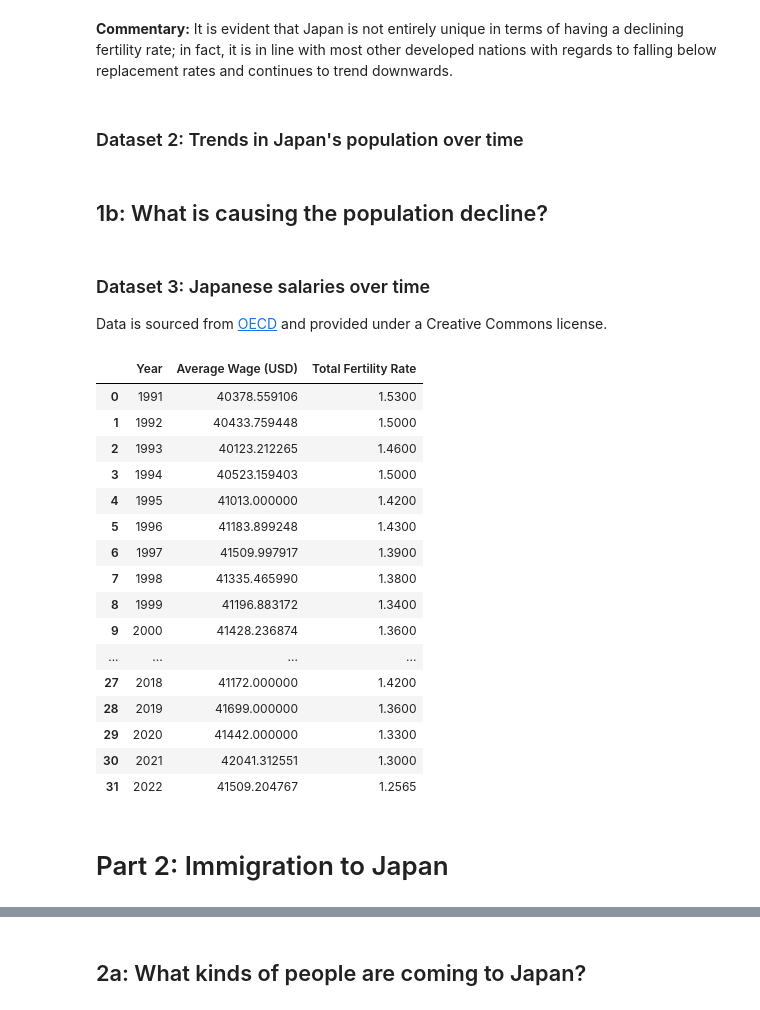
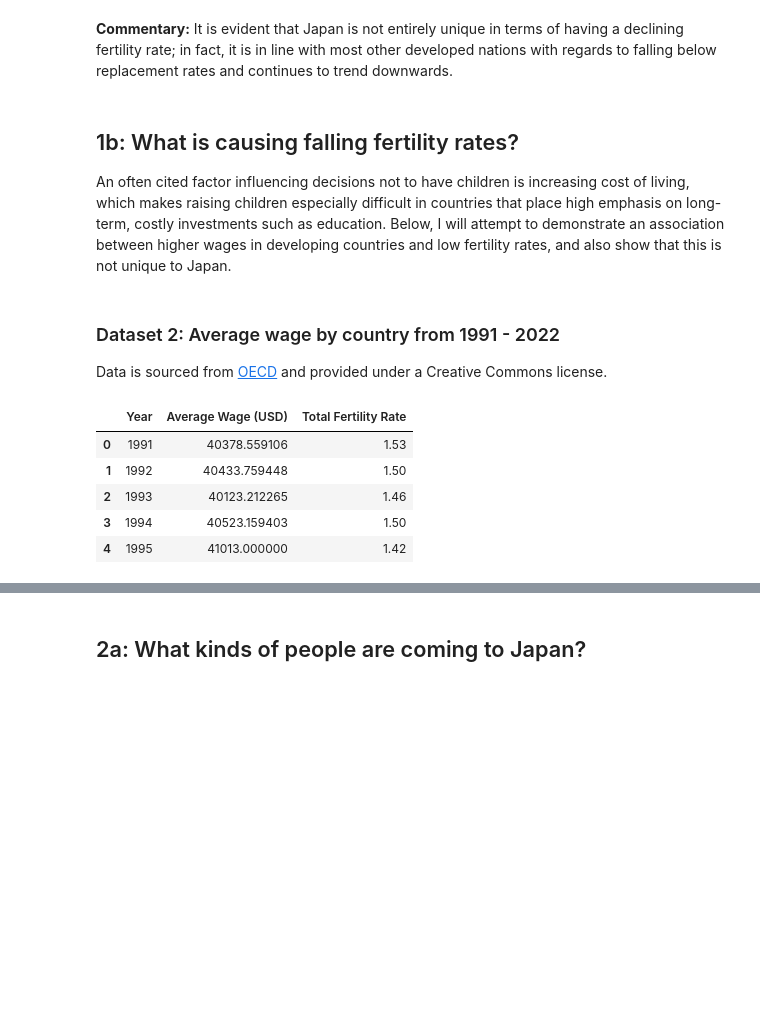
Before and after one commit to kevinwjin/cbb634, a Jupyter notebook: final_project/report.ipynb, the cells around one changed output, grey strips where cells are left out. Drawn from its saved outputs; the diff is of its cells as text; code cells hidden in the pictures; blank space fills up the shorter version.

```diff
--- a/final_project/report.ipynb
+++ b/final_project/report.ipynb
@@ -57,17 +59,4 @@ fertility_rates.insert(0, 'Year', fertility_rates.index) # Add a column for the
 fertility_rates = fertility_rates.reset_index() # Reset the index
 fertility_rates.head()
 fertility_rates.drop(columns=["index"], inplace=True) # Drop the old index
-
-# Plot fertility rates for Japan and peer nations over 1960 - 2022
-import plotly.express as px
-
-fig = px.line(fertility_rates, x="Year", y=["Japan", "China", "Korea, Rep.", "United States"])
-fig.update_xaxes(tickmode='linear', tick0=1960, dtick=5, tickangle=45) # Only show x-axis labels every 5 years and rotate them 45 degrees
-fig.update_traces(line=dict(color='crimson'), selector=dict(name='Japan')) # Change the color of the Japan line
-fig.update_traces(line=dict(color='orange'), selector=dict(name='China')) # Change the color of the China line
-fig.update_traces(line=dict(color='blue'), selector=dict(name='Korea, Rep.')) # Change the color of the Korea line
-fig.update_traces(line=dict(color='green'), selector=dict(name='United States')) # Change the color of the United States line
-fig.update_layout(title_text='Total Fertility Rates of Japan and Selected Peer Nations (1960 - 2022)', xaxis_title='Year', yaxis_title='Total Fertility Rate') # Plot and axis titles
-fig.update_layout(legend_title_text='Country', legend=dict(yanchor="top", y=0.99, xanchor="right", x=0.99)) # Move the legend to the top right corner
-fig.add_hline(y=2.1, line_dash="dash", line_color="black", annotation_text="Global Replacement Fertility Rate", annotation_position="top right") # Indicate global average fertility rate of 2.1 with horizontal line
-fig.show()
+fertility_rates.drop(fertility_rates.tail(1).index, inplace=True) # Drop the last row of 2022, which is a row of NaNs
@@ -82,46 +86,36 @@ import numpy as np
-# %% [markdown]
-### Dataset 2: Trends in Japan's population over time
-# %% [markdown]
-## 1b: What is causing the population decline?
+# %% [markdown]
+## 1b: What is causing falling fertility rates?
+
+An often cited factor influencing decisions not to have children is increasing cost of living, which makes raising children especially difficult in countries that place high emphasis on long-term, costly investments such as education. Below, I will attempt to demonstrate an association between higher wages in developing countries and low fertility rates, and also show that this is not unique to Japan.
 # %% [markdown]
-### Dataset 3: Japanese salaries over time
+### Dataset 2: Average wage by country from 1991 - 2022
 
 Data is sourced from [OECD](https://data.oecd.org/earnwage/average-wages.htm) and provided under a Creative Commons license.
 # %%
+# Load wage data for Japan
 import pandas as pd
 
 wages = pd.read_csv("datasets/1_demographics/average_wages.csv")
-wages = wages[wages['LOCATION'] == "JPN"] # Take only Japan rows
-wages = wages[['TIME', 'Value']] # Grab year and value columns
-wages.rename(columns={"TIME": "Year", "Value": "Average Wage (USD)"}, inplace=True) # Rename columns
-wages.reset_index(drop=True, inplace=True) # Reset the index
+wages_japan = wages[wages['LOCATION'] == "JPN"] # Take only Japan rows
+wages_japan = wages_japan[['TIME', 'Value']] # Grab year and value columns
+wages_japan.rename(columns={"TIME": "Year", "Value": "Average Wage (USD)"}, inplace=True) # Rename columns
+wages_japan.reset_index(drop=True, inplace=True) # Reset the index
 
 # Grab fertility rates for Japan from 1991 - 2022
 fertility_rates_japan = fertility_rates[["Year", "Japan"]].apply(pd.to_numeric) # Convert columns to numeric
 fertility_rates_japan.rename(columns={"Japan": "Total Fertility Rate"}, inplace=True) # Rename column
 fertility_rates_japan = fertility_rates_japan[fertility_rates_japan['Year'] >= 1991] # Take only rows from 1991 onwards
 
 # Combine the two dataframes
-wages = wages.join(fertility_rates_japan.set_index('Year'), on='Year') # Join the two dataframes on the year column
-wages
+wages_japan = wages_japan.join(fertility_rates_japan.set_index('Year'), on='Year') # Join the two dataframes on the year column
+wages_japan.head()
 # %% [output]
 |  | Year | Average Wage (USD) | Total Fertility Rate |
-| 0 | 1991 | 40378.559106 | 1.5300 |
-| 1 | 1992 | 40433.759448 | 1.5000 |
-| 2 | 1993 | 40123.212265 | 1.4600 |
-| 3 | 1994 | 40523.159403 | 1.5000 |
-| 4 | 1995 | 41013.000000 | 1.4200 |
-| 5 | 1996 | 41183.899248 | 1.4300 |
-| 6 | 1997 | 41509.997917 | 1.3900 |
-| 7 | 1998 | 41335.465990 | 1.3800 |
-| 8 | 1999 | 41196.883172 | 1.3400 |
-| 9 | 2000 | 41428.236874 | 1.3600 |
-| ... | ... | ... | ... |
-| 27 | 2018 | 41172.000000 | 1.4200 |
-| 28 | 2019 | 41699.000000 | 1.3600 |
-| 29 | 2020 | 41442.000000 | 1.3300 |
-| 30 | 2021 | 42041.312551 | 1.3000 |
-| 31 | 2022 | 41509.204767 | 1.2565 |
+| 0 | 1991 | 40378.559106 | 1.53 |
+| 1 | 1992 | 40433.759448 | 1.50 |
+| 2 | 1993 | 40123.212265 | 1.46 |
+| 3 | 1994 | 40523.159403 | 1.50 |
+| 4 | 1995 | 41013.000000 | 1.42 |
 # %%
 # Plot average wages against fertility rates for Japan over 1991 - 2022
 import plotly.express as px
@@ -130,4 +124,2 @@ fig = px.scatter(wages, x="Average Wage (USD)", y="Total Fertility Rate", trendl
 fig.update_layout(title_text='Average Wage vs. Total Fertility Rate in Japan (1991 - 2022)', xaxis_title='Average Wage (USD)', yaxis_title='Total Fertility Rate') # Plot and axis titles
 fig.show()
-# %% [markdown]
-# Part 2: Immigration to Japan
```
Also changed, not shown: parts of 8 cells of this notebook.
